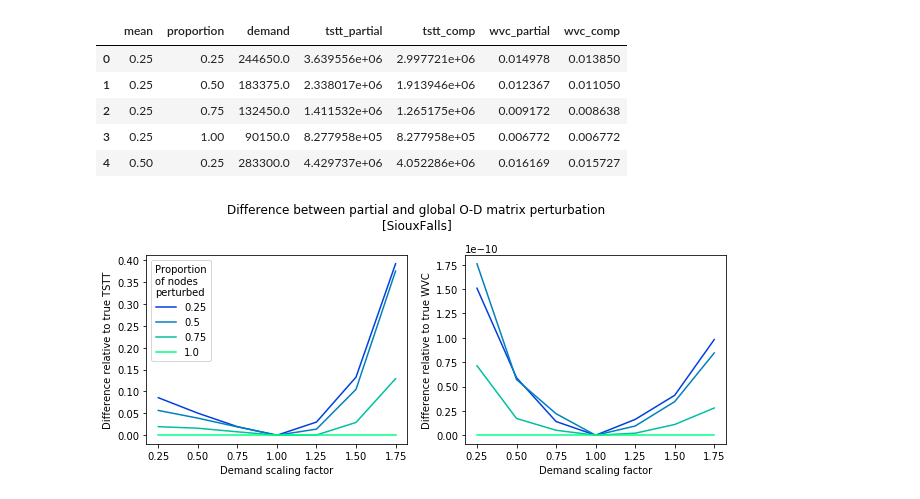
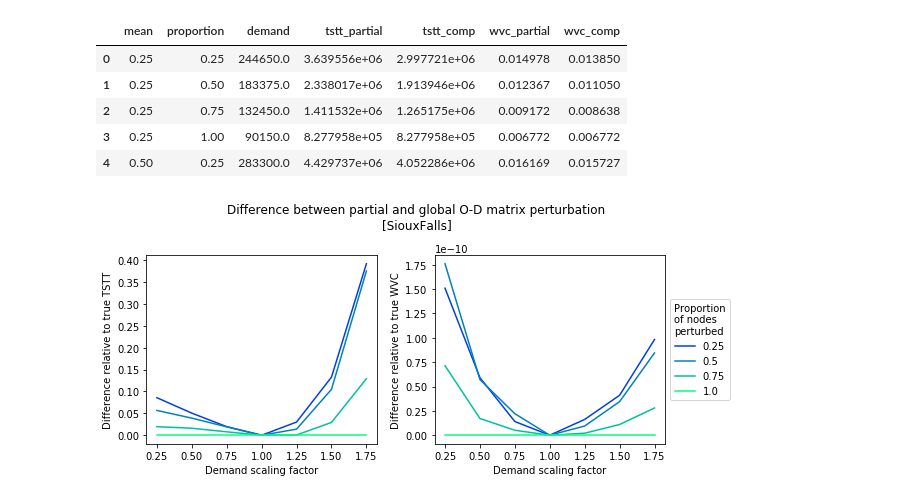
Before and after one commit to CarlinLiao/od-perturbation, a Jupyter notebook: automation.ipynb, the cells around one changed output. Cells and saved outputs as stored; diff of their text form; code cells hidden in the pictures.

```diff
--- a/automation.ipynb
+++ b/automation.ipynb
@@ -14,6 +14,6 @@ This is written to be run on a **Linux** machine. First pass evaluations are don
 
 # Automate TSTT calculation for an individual OD matrix perturbation
 # %%
-df, true_tstt, true_wvc = tap_trial("inputs/SiouxFalls_net.tntp", "inputs/SiouxFalls_trips.tntp", norm_mean=1, norm_sd=0, returnDataFrame=True)
-true_tstt, true_wvc
+df, true_tstt, true_wvc, true_vmt = tap_trial("inputs/SiouxFalls_net.tntp", "inputs/SiouxFalls_trips.tntp", norm_mean=1, norm_sd=0, returnDataFrame=True)
+true_tstt, true_wvc, true_vmt
 # %% [output]
@@ -114,6 +115,24 @@ if tap_times[net] > 1:
 elif tap_times[net] > .25:
     n = 200
 
-true_tstt, true_wvc, true_demand, _ = tap_trial(netFilename, tripsFilename, norm_mean=1, norm_sd=0, returnDataFrame=False, returnODinfo=True)
-true_tstt, true_wvc, true_demand
+true_df, true_tstt, true_wvc, true_vmt, true_demand, _ = tap_trial(netFilename,
+                                                                   tripsFilename,
+                                                                   norm_mean=1,
+                                                                   norm_sd=0,
+                                                                   returnDataFrame=True,
+                                                                   returnODinfo=True)
+print('True TSTT:', true_tstt)
+print('      WVC:', true_wvc)
+print('      VMT:', true_vmt)
+print('   Demand:', true_demand)
+
+true_flows = true_df['flow']
+vc = true_df['flow']/true_df['capacity']
+true_most_congested_link_id = vc.idxmax()
+true_most_congested_link_vc = vc.max()
+del vc
+
+print('')
+print('Most congested link:', true_most_congested_link_id)
+print('           Link V/C:', true_most_congested_link_vc)
 # %% [output]
@@ -562,11 +624,12 @@ def progressive_partial_perturbation(netFilename, tripsFilename, nodeFilename, t
     for m in np.arange(.25, 2, .25):
         for p in np.arange(.25, 1.1, .25):
             nodes_to_perturb = central_node_selector(nodeFilename, p, make_plot=False)
-            dfp, tsttp, wvcp, demand, od1p5 = tap_trial(netFilename, tripsFilename, norm_mean=m,
-                                                         norm_sd=0, returnDataFrame=True, returnODinfo=True,
-                                                         nodesPerturbedIfOrig=nodes_to_perturb)
-            dfc, tsttc, wvcc = tap_trial(netFilename, tripsFilename, norm_mean=demand/true_demand,
-                                         norm_sd=0, returnDataFrame=True, returnODinfo=False)
+            # TODO: determine whether to incorporate VMT, % within 1%, most congested link if
+            dfp, tsttp, wvcp, _, demand, _ = tap_trial(netFilename, tripsFilename, norm_mean=m,
+                                                       norm_sd=0, returnDataFrame=True, returnODinfo=True,
+                                                       nodesPerturbedIfOrig=nodes_to_perturb)
+            dfc, tsttc, wvcc, _ = tap_trial(netFilename, tripsFilename, norm_mean=demand/true_demand,
+                                            norm_sd=0, returnDataFrame=True, returnODinfo=False)
             df.loc[i] = {
                 'mean': m,
                 'proportion': p,
@@ -607,26 +670,26 @@ df_ppp.head()
 # %%
 def ppp_plotter(df_ppp, net):
     fig, axes = plt.subplots(ncols=2, figsize=(9,4))
     props = df_ppp['proportion'].unique()
     props.sort()
     means = df_ppp['mean'].unique()
     means.sort()
     cm = plt.get_cmap('winter')
     for p in props:
         dftemp = df_ppp[df_ppp['proportion']==p].sort_values(by=['mean'])
         axes[0].plot(means, (dftemp['tstt_partial']-dftemp['tstt_comp'])/true_tstt, c=cm(p), label=p)
         axes[1].plot(means, (dftemp['wvc_partial']-dftemp['wvc_comp'])/true_tstt, c=cm(p), label=p)
     axes[0].set_ylabel('Difference relative to true TSTT')
     axes[0].set_xlabel('Demand scaling factor')
     axes[1].set_ylabel('Difference relative to true WVC')
     axes[1].set_xlabel('Demand scaling factor')
     fig.suptitle('Difference between partial and global O-D matrix perturbation\n[{}]'.format(net))
-    axes[0].legend(title='Proportion\nof nodes\nperturbed')
+    axes[1].legend(title='Proportion\nof nodes\nperturbed', loc='center left', bbox_to_anchor=(1, 0.5))
     fig.tight_layout()
     fig.subplots_adjust(top=0.8)
     plt.savefig('output/plots/{}_partdiff.png'.format(net), dpi='figure')
     plt.show()
 
 ppp_plotter(df_ppp, net)
 # %% [output]
-[figure, old version]
+[figure, new version]
```
Also changed, not shown: parts of 13 cells of this notebook, 2 other files.
